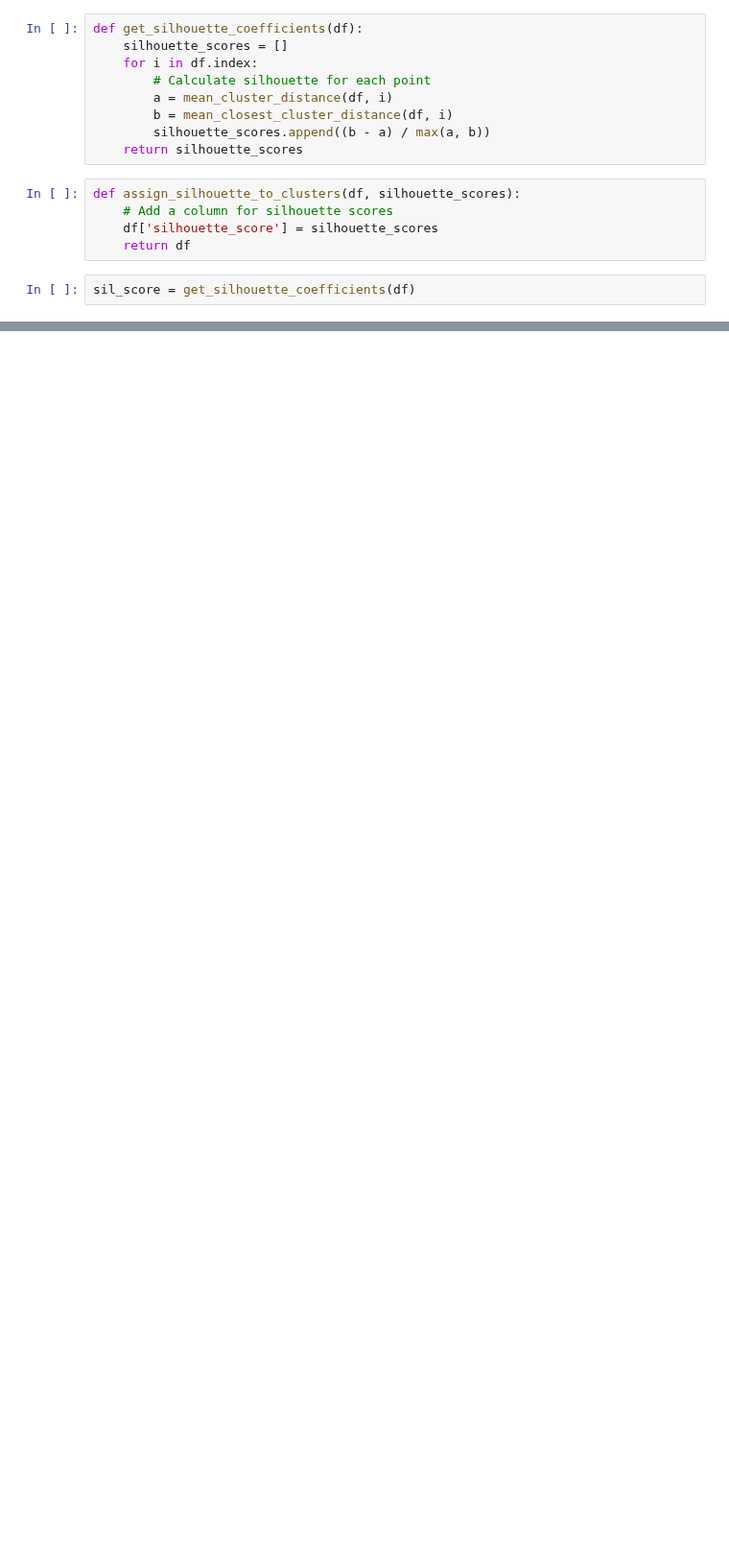
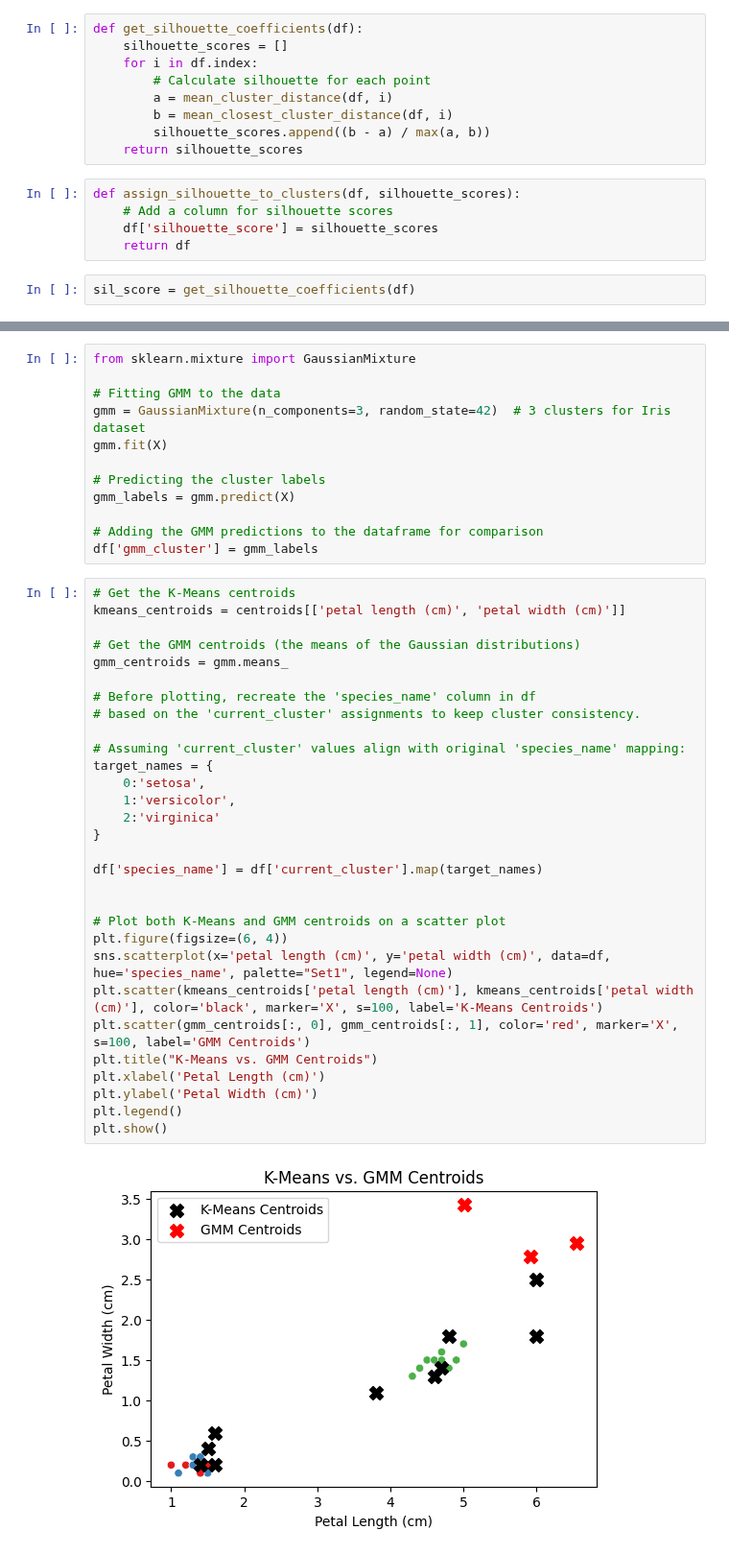
Before and after one commit to tylerscott3/CS290, a Jupyter notebook: kmeansalgorithm.ipynb, the cells around one changed output, grey strips where cells are left out. Shown at 96% size. Drawn from its saved outputs; the diff is of its cells as text; blank space fills up the shorter version.

```diff
--- a/kmeansalgorithm.ipynb
+++ b/kmeansalgorithm.ipynb
@@ -340,0 +345,44 @@ plt.show()
+# %%
+from sklearn.mixture import GaussianMixture
+
+# Fitting GMM to the data
+gmm = GaussianMixture(n_components=3, random_state=42)  # 3 clusters for Iris dataset
+gmm.fit(X)
+
+# Predicting the cluster labels
+gmm_labels = gmm.predict(X)
+
+# Adding the GMM predictions to the dataframe for comparison
+df['gmm_cluster'] = gmm_labels
+# %%
+# Get the K-Means centroids
+kmeans_centroids = centroids[['petal length (cm)', 'petal width (cm)']]
+
+# Get the GMM centroids (the means of the Gaussian distributions)
+gmm_centroids = gmm.means_
+
+# Before plotting, recreate the 'species_name' column in df
+# based on the 'current_cluster' assignments to keep cluster consistency.
+
+# Assuming 'current_cluster' values align with original 'species_name' mapping:
+target_names = {
+    0:'setosa',
+    1:'versicolor',
+    2:'virginica'
+}
+
+df['species_name'] = df['current_cluster'].map(target_names)
+
+
+# Plot both K-Means and GMM centroids on a scatter plot
+plt.figure(figsize=(6, 4))
+sns.scatterplot(x='petal length (cm)', y='petal width (cm)', data=df, hue='species_name', palette="Set1", legend=None)
+plt.scatter(kmeans_centroids['petal length (cm)'], kmeans_centroids['petal width (cm)'], color='black', marker='X', s=100, label='K-Means Centroids')
+plt.scatter(gmm_centroids[:, 0], gmm_centroids[:, 1], color='red', marker='X', s=100, label='GMM Centroids')
+plt.title("K-Means vs. GMM Centroids")
+plt.xlabel('Petal Length (cm)')
+plt.ylabel('Petal Width (cm)')
+plt.legend()
+plt.show()
+# %% [output]
+[figure, added]
```
Also changed, not shown: parts of 7 cells of this notebook.
